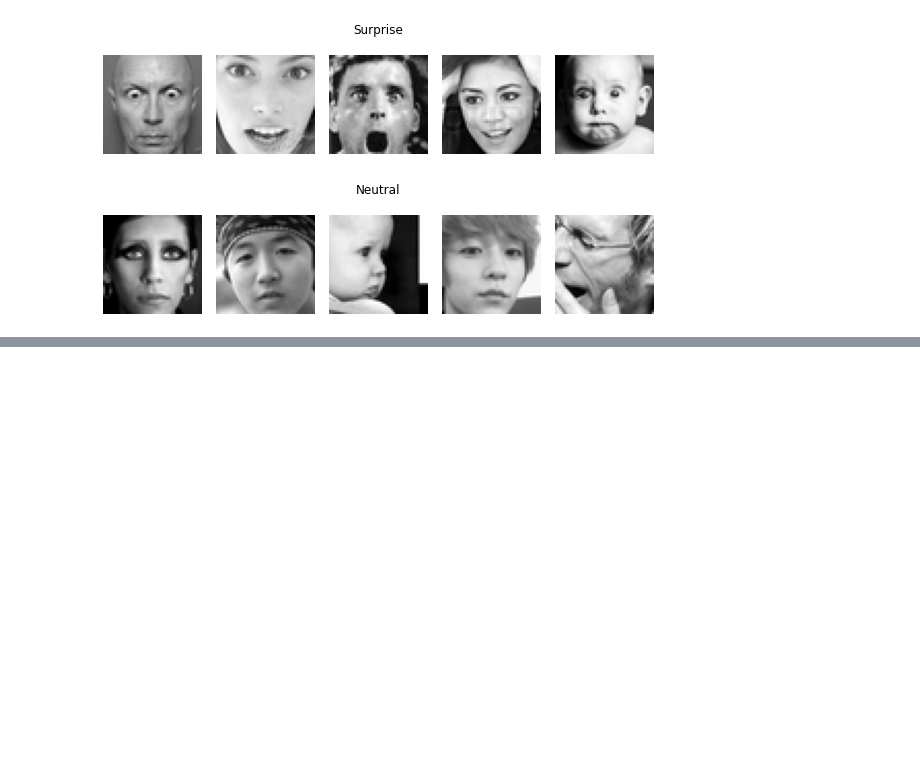
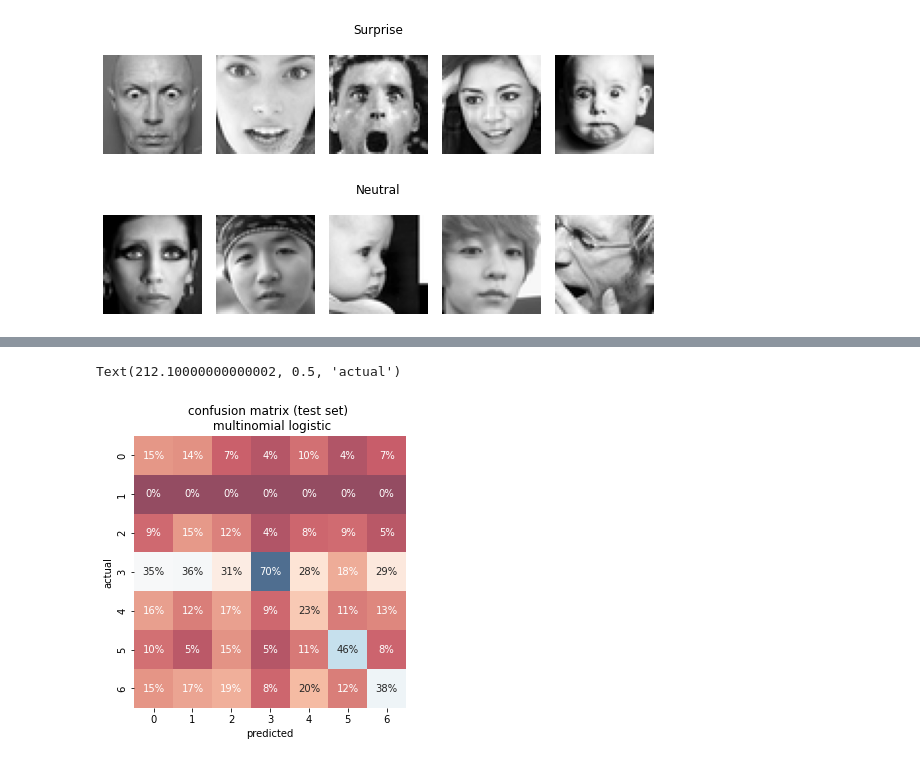
Before and after one commit to seiji594/MTH767P_Group4_project, a Jupyter notebook: dataset_analyses.ipynb, the cells around one changed output, grey strips where cells are left out. Drawn from its saved outputs; the diff is of its cells as text; code cells hidden in the pictures; blank space fills up the shorter version.

Commit message:
include analyses on logistic

```diff
--- a/dataset_analyses.ipynb
+++ b/dataset_analyses.ipynb
@@ -36,7 +36,7 @@ def split_data(x, y, ratio):
 
     return x_train, y_train, x_valid, y_valid, x_test, y_test
 # %%
-_data_path = r'C:\Users\michele.morra\Documents\GitHub\MTH767P_Group4_project\dataset'
+_data_path = r'C:\Users\michele.morra\Documents\GitHub\MTH767P_Group4_project\data'
 
 x, y = load_data(_data_path + '/icml_face_data.csv')
 # %%
@@ -66,4 +66,4 @@ for e in set(y):
 [figure]
 [figure]
 # %%
-split_data(x, y, ratio=(0.6, 0.4, 0.4))
+x_train, y_train, x_valid, y_valid, x_test, y_test = split_data(x, y, ratio=(0.8, 0, 0.4))
@@ -88,0 +70,14 @@ split_data(x, y, ratio=(0.6, 0.4, 0.4))
+# %%
+from sklearn.linear_model import LogisticRegression
+clf = LogisticRegression(random_state=0).fit(x_train, y_train)
+# %%
+print('train set accuracy =', clf.score(x_train, y_train))
+print('train set accuracy =', clf.score(x_test, y_test))
+
+prediction_test = {}
+prediction_train = {}
+for i in emotion_dict:
+      prediction_train[i] = clf.score(x_train[y_train == i], y_train[y_train == i])
+      prediction_test[i] = clf.score(x_test[y_test == i], y_test[y_test == i])
+display(prediction_train)
+display(prediction_test)
@@ -88,0 +117,20 @@ split_data(x, y, ratio=(0.6, 0.4, 0.4))
+# %%
+import seaborn as sns
+
+y_hat = clf.predict(x_test)
+combination = np.zeros((7, 7))
+for i in range(len(y_test)):
+    r = y_hat[i]
+    c = y_test[i]
+    combination[int(r), int(c)] = combination[int(r), int(c)] + 1
+combination = combination / combination.sum(axis=0)
+
+
+fig, ax = plt.subplots(1, 1, figsize=(10, 5))
+sns.heatmap(combination, annot=True, fmt='.0%', cbar=None, cmap='RdBu', alpha=0.7, square=True, ax=ax)
+ax.set_title('confusion matrix (test set) \n multinomial logistic')
+ax.set_xlabel('predicted')
+ax.set_ylabel('actual')
+# %% [output]
+Text(212.10000000000002, 0.5, 'actual')
+[figure, added]
```
Also changed, not shown: parts of 3 cells of this notebook.
